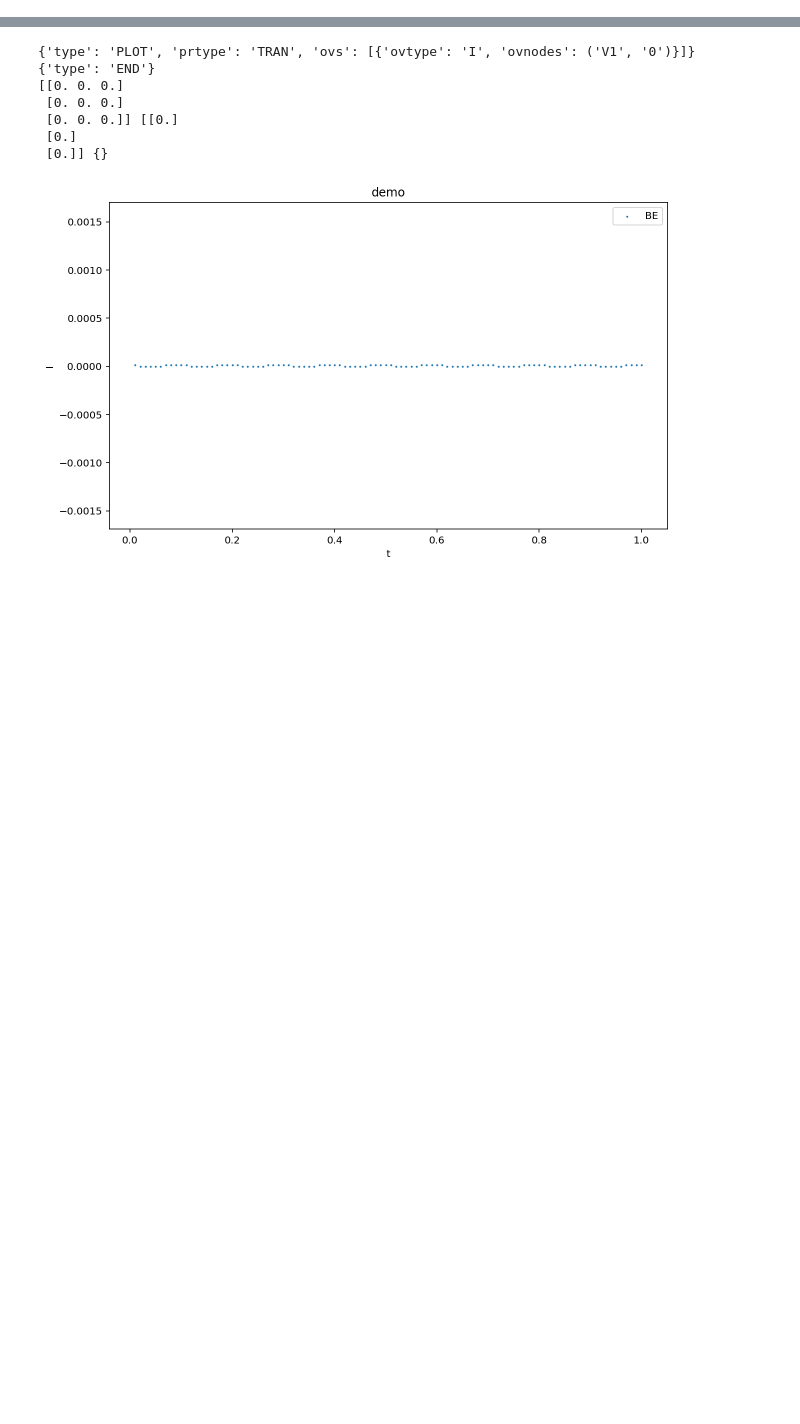
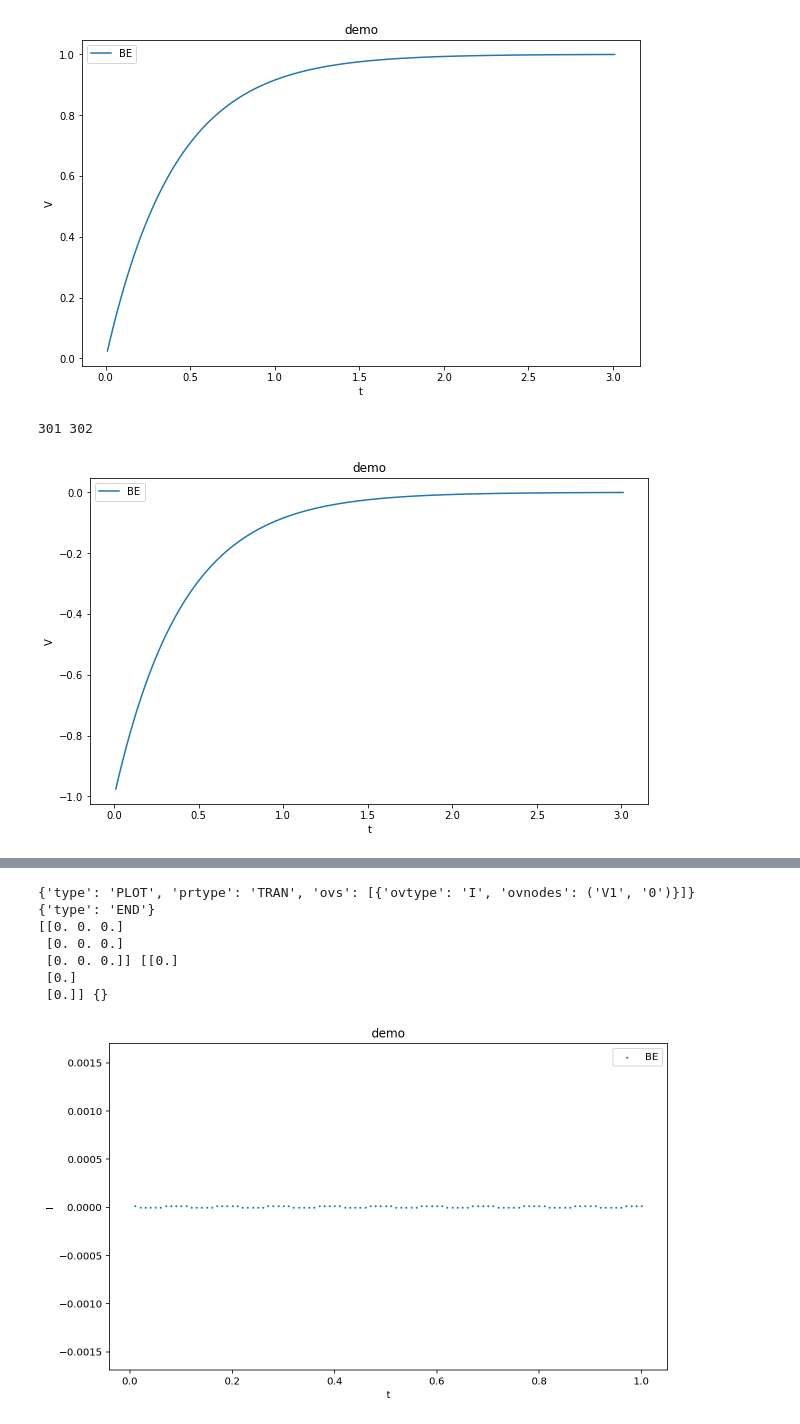
Before and after one commit to GaryYuyjl/EDAproject, a Jupyter notebook: 未命名1.ipynb, the cells around one changed output, grey strips where cells are left out. Drawn from its saved outputs; the diff is of its cells as text; code cells hidden in the pictures; blank space fills up the shorter version.

```diff
--- a/未命名1.ipynb
+++ b/未命名1.ipynb
@@ -0,0 +99,66 @@
+# %%
+# linear tran
+netlist1 = '''
+elmore delay
+vin 1 0 1 1 tran pulse (0,1,1,0.2,0.2,6,12)
+r1 1 2 1k
+c1 2 0 100u
+r2 2 3 1k
+c2 3 0 100u
+r3 2 4 1k
+c3 4 0 100u
+r4 4 5 1k
+c4 5 0 100u
+r5 4 6 1k
+c5 6 0 100u
+r6 6 7 1k
+c6 7 0 100u
+.tran 0.1 20 0.0
+.plot tran V(7)
+.end
+'''
+
+netlist2 = '''
+lc oscillation
+c1 1 0 1 ic=1
+l1 1 0 1
+.tran 0.1 100 0.0
+.plot tran V(1)
+.end
+'''
+
+netlist3 = '''
+rc attennuation circuit
+r1 1 0 1k
+c1 1 0 100u ic=1
+.tran 0.01  0.7 0
+.plot tran V(1)
+.end
+'''
+netlist4 = '''
+RLC under damping oscillation
+c1 1 0 1 ic=1
+r1 1 2 1
+L1 2 0 2
+.tran 0.1 30 0
+.plot tran V(1)
+.end
+'''
+
+netlist5='''
+a simple RC circuit: zero_state_response
+R1 1 2 2
+C1 2 0 0.20
+V1 1 0 1 1 tran const (1)
+.TRAN 0.01 3 0
+*demo for .plot command
+.plot tran V(2) V(2,1)
+.END
+'''
+
+from Spice import Spice
+mySpice = Spice()
+mySpice.parse(netlist5)
+mySpice.plotTranWithMatplotlib()
+#mySpice.plotDCWithMatplotlib(0, -1, -0.01)
+# %% [output]
@@ -0,0 +182,3 @@
+[figure, added]
+301 302
+[figure, added]
```
Also changed, not shown: parts of 10 cells of this notebook, 13 other files.
